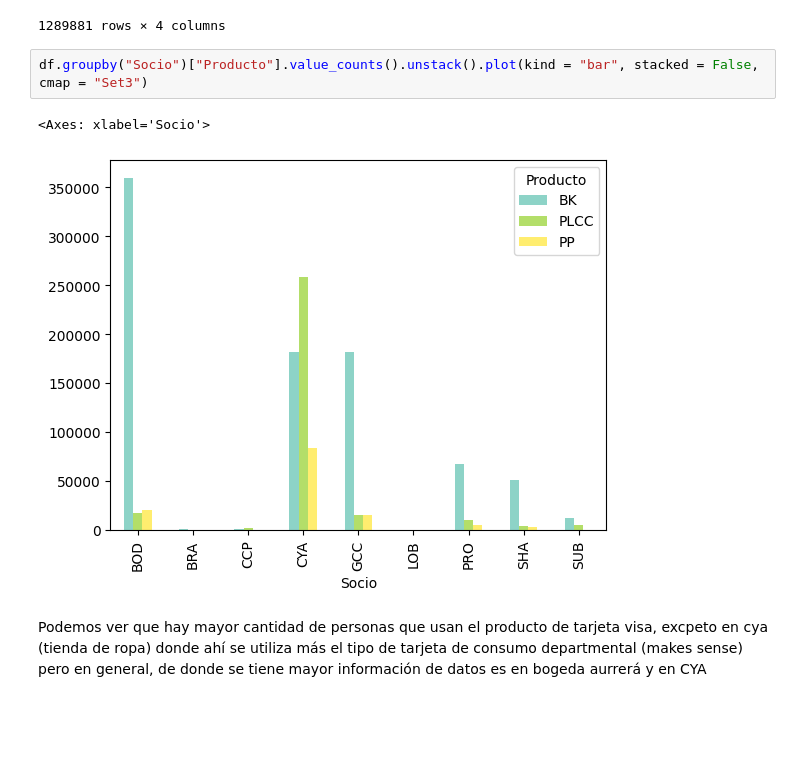
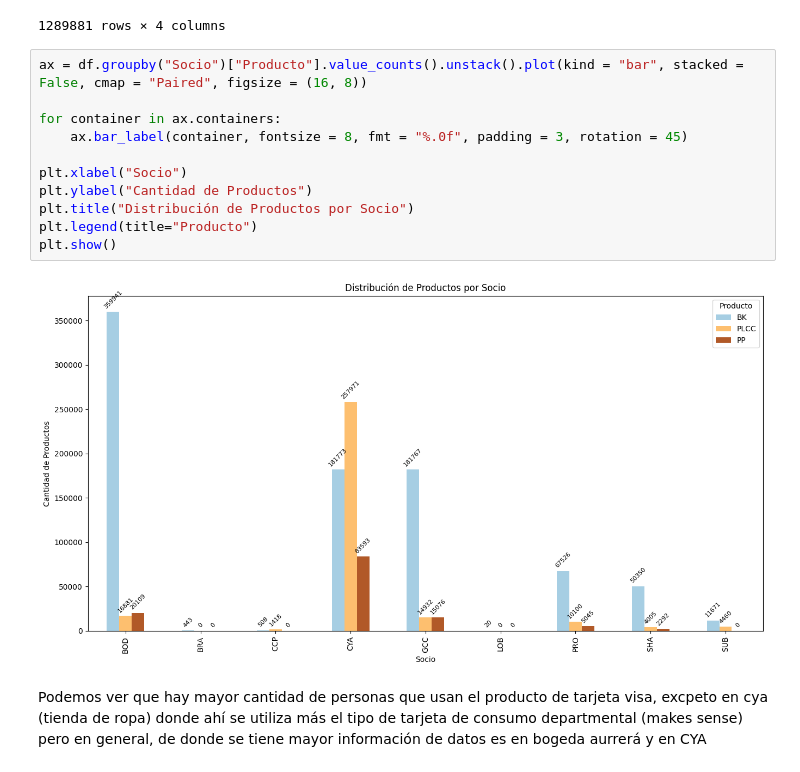
Before and after one commit to SaraRiveraM/Bradescard-Equipo-4, a Jupyter notebook: Notebooks/RETO.ipynb, the cells around one changed output. Saved outputs shown, nothing was run; the diff lists cells and outputs as text; blank space fills up the shorter version.

```diff
--- a/Notebooks/RETO.ipynb
+++ b/Notebooks/RETO.ipynb
@@ -86,10 +86,18 @@ df[["SaldoTotal", "SaldoMes", "Pago_minimo", "Pago"]]
 | 1289879 | 1443.55 | 913.55 | 159.40 | NaN |
 | 1289880 | 2303.96 | 1354.96 | 224.49 | NaN |
 1289881 rows × 4 columns
-# %%
-df.groupby("Socio")["Producto"].value_counts().unstack().plot(kind = "bar", stacked = False, cmap = "Set3")
-# %% [output]
-<Axes: xlabel='Socio'>
-[figure, removed]
+# %%
+ax = df.groupby("Socio")["Producto"].value_counts().unstack().plot(kind = "bar", stacked = False, cmap = "Paired", figsize = (16, 8))
+
+for container in ax.containers:
+    ax.bar_label(container, fontsize = 8, fmt = "%.0f", padding = 3, rotation = 45)
+
+plt.xlabel("Socio")
+plt.ylabel("Cantidad de Productos")
+plt.title("Distribución de Productos por Socio")
+plt.legend(title="Producto")
+plt.show()
+# %% [output]
+[figure, added]
 # %% [markdown]
 Podemos ver que hay mayor cantidad de personas que usan el producto de tarjeta visa, excpeto en cya (tienda de ropa) donde ahí se utiliza más el tipo de tarjeta de consumo departmental (makes sense) pero en general, de donde se tiene mayor información de datos es en bogeda aurrerá y en CYA
```
